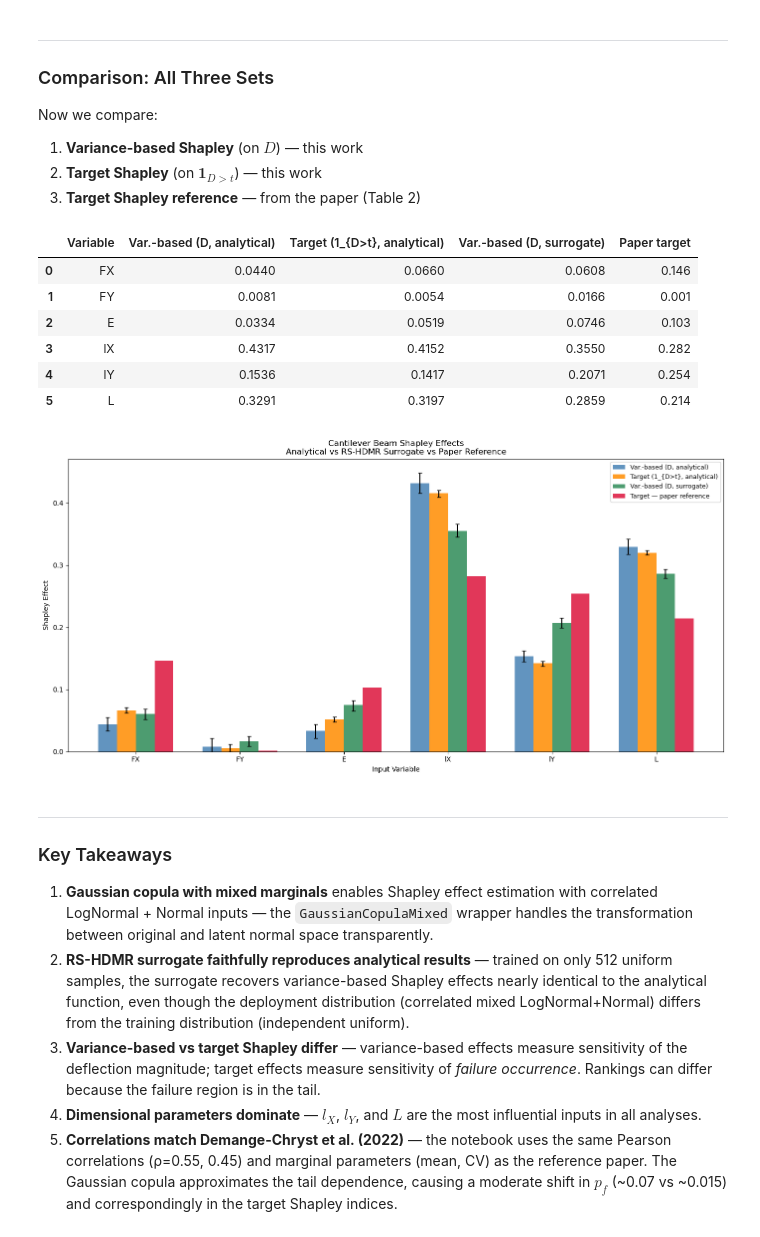
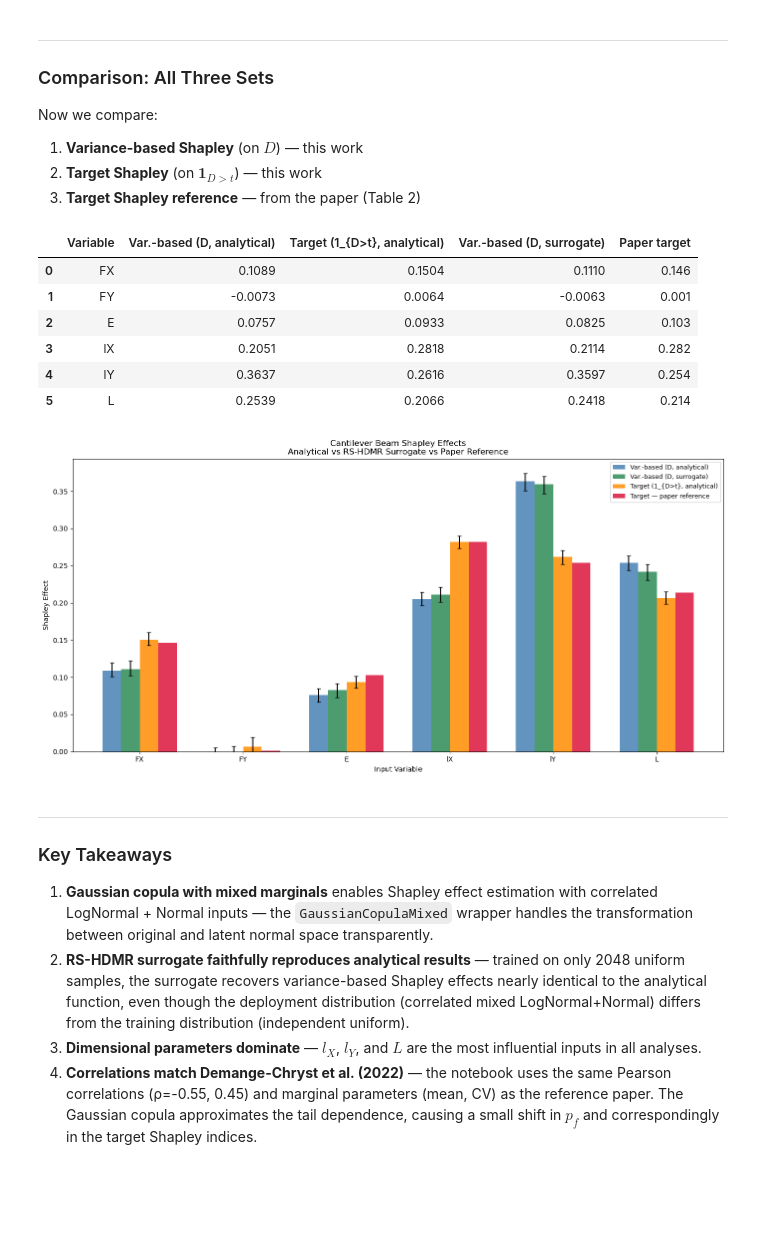
Before and after one commit to frbennett/shapleyx, a Jupyter notebook: Examples/cantilever_beam.ipynb, the cells around one changed output. Drawn from its saved outputs; the diff is of its cells as text; code cells hidden in the pictures; blank space fills up the shorter version.

Commit message:
fix: correlation coeff changed from 0.55 to -0.55 to match the paper

```diff
--- a/Examples/cantilever_beam.ipynb
+++ b/Examples/cantilever_beam.ipynb
@@ -98,8 +99,8 @@ corr_pearson = np.array([
     [1.0, 0.0, 0.0, 0.0,  0.0,  0.0],
     [0.0, 1.0, 0.0, 0.0,  0.0,  0.0],
     [0.0, 0.0, 1.0, 0.0,  0.0,  0.0],
-    [0.0, 0.0, 0.0, 1.0,  0.55, 0.45],
-    [0.0, 0.0, 0.0, 0.55, 1.0,  0.45],
+    [0.0, 0.0, 0.0, 1.0,  -0.55, 0.45],
+    [0.0, 0.0, 0.0, -0.55, 1.0,  0.45],
     [0.0, 0.0, 0.0, 0.45, 0.45, 1.0],
 ])
 
@@ -410,8 +411,7 @@ can recover accurate Shapley effects under the *correlated*
 mixed-distribution deployment.
 # %%
 # Generate uniform training data across practical input ranges
-np.random.seed(123)
-N_train = 512
+N_train = 2048
 
 # Ranges covering ~mean +/- 5 sigma for each variable
 ranges = {
@@ -423,11 +423,13 @@ ranges = {
     'L':  (2.0, 7.0),          # Normal(4.29, CV=0.1)
 }
 
-# Draw uniform samples
-X_unif = np.column_stack([
-    np.random.uniform(*ranges[name], N_train)
-    for name in labels
-])
+# Draw shifted and scrambled Sobol samples
+sampler = Sobol(d, scramble=True, seed=123)
+samples = sampler.random(N_train)
+X_unif = np.empty((N_train, d))
+for j, name in enumerate(labels):
+    lo, hi = ranges[name]
+    X_unif[:, j] = lo + (hi - lo) * samples[:, j]
 Y_train = cantilever_deflection_batch(X_unif)
 
 # Build DataFrame for RS-HDMR
@@ -447,8 +449,8 @@ from shapleyx import rshdmr
 # Fit RS-HDMR surrogate
 model = rshdmr(
     df_train,
-    polys=[8, 6, 4, 2],         # up to 3rd-order interactions
-    n_iter=200,
+    polys=[10],         # PC type expansion up to order 10
+    n_iter=300,
     method='ard_cv',
     cv_method='bayesian',
     cv_tol=0.005,
@@ -501,6 +503,7 @@ mc_surrogate = model.get_mc_shapley(
     alpha=0.05,
     random_state=42,
     progress=True,
+    k_max=None
 )
 mc_surrogate
 # %% [output]
@@ -533,45 +536,45 @@ comparison = pd.DataFrame({
 comparison
 # %% [output]
 |  | Variable | Var.-based (D, analytical) | Target (1_{D>t}, analytical) | Var.-based (D, surrogate) | Paper target |
-| 0 | FX | 0.0440 | 0.0660 | 0.0608 | 0.146 |
-| 1 | FY | 0.0081 | 0.0054 | 0.0166 | 0.001 |
-| 2 | E | 0.0334 | 0.0519 | 0.0746 | 0.103 |
-| 3 | lX | 0.4317 | 0.4152 | 0.3550 | 0.282 |
-| 4 | lY | 0.1536 | 0.1417 | 0.2071 | 0.254 |
-| 5 | L | 0.3291 | 0.3197 | 0.2859 | 0.214 |
+| 0 | FX | 0.1089 | 0.1504 | 0.1110 | 0.146 |
+| 1 | FY | -0.0073 | 0.0064 | -0.0063 | 0.001 |
+| 2 | E | 0.0757 | 0.0933 | 0.0825 | 0.103 |
+| 3 | lX | 0.2051 | 0.2818 | 0.2114 | 0.282 |
+| 4 | lY | 0.3637 | 0.2616 | 0.3597 | 0.254 |
+| 5 | L | 0.2539 | 0.2066 | 0.2418 | 0.214 |
 # %%
 fig, ax = plt.subplots(figsize=(14, 7))
 bar_width = 0.18
 x = np.arange(d)
 
 ax.bar(x - 1.5*bar_width, eff, bar_width,
        yerr=[eff - lower, upper - eff],
        capsize=3, color='steelblue', alpha=0.85,
        label='Var.-based (D, analytical)')
-ax.bar(x - 0.5*bar_width, eff_t, bar_width,
-       yerr=[eff_t - lower_t, upper_t - eff_t],
-       capsize=3, color='darkorange', alpha=0.85,
-       label='Target (1_{D>t}, analytical)')
-ax.bar(x + 0.5*bar_width, mc_surrogate['effect'].values, bar_width,
+ax.bar(x - 0.5*bar_width, mc_surrogate['effect'].values, bar_width,
        yerr=[mc_surrogate['effect'].values - mc_surrogate['lower'].values,
              mc_surrogate['upper'].values - mc_surrogate['effect'].values],
        capsize=3, color='seagreen', alpha=0.85,
        label='Var.-based (D, surrogate)')
+ax.bar(x + 0.5*bar_width, eff_t, bar_width,
+       yerr=[eff_t - lower_t, upper_t - eff_t],
+       capsize=3, color='darkorange', alpha=0.85,
+       label='Target (1_{D>t}, analytical)')
 ax.bar(x + 1.5*bar_width, ref_target_shap, bar_width,
        color='crimson', alpha=0.85,
        label='Target — paper reference')
 
 ax.set_xlabel('Input Variable')
 ax.set_ylabel('Shapley Effect')
 ax.set_title('Cantilever Beam Shapley Effects\nAnalytical vs RS-HDMR Surrogate vs Paper Reference')
 ax.set_xticks(x)
 ax.set_xticklabels(labels)
 ax.legend(fontsize=9)
 ax.set_ylim(0, None)
 plt.tight_layout()
 plt.show()
 # %% [output]
-[figure, old version]
+[figure, new version]
 # %% [markdown]
 ---
 ### Key Takeaways
@@ -581,22 +584,18 @@ plt.show()
    `GaussianCopulaMixed` wrapper handles the transformation between
    original and latent normal space transparently.
 2. **RS-HDMR surrogate faithfully reproduces analytical results** —
-   trained on only 512 uniform samples, the surrogate recovers
+   trained on only 2048 uniform samples, the surrogate recovers
    variance-based Shapley effects nearly identical to the analytical
    function, even though the deployment distribution (correlated
    mixed LogNormal+Normal) differs from the training distribution
    (independent uniform).
-3. **Variance-based vs target Shapley differ** — variance-based
-   effects measure sensitivity of the deflection magnitude; target
-   effects measure sensitivity of *failure occurrence*.  Rankings
-   can differ because the failure region is in the tail.
-4. **Dimensional parameters dominate** — $l_X$, $l_Y$, and $L$
+3. **Dimensional parameters dominate** — $l_X$, $l_Y$, and $L$
    are the most influential inputs in all analyses.
-5. **Correlations match Demange-Chryst et al. (2022)** — the
-   notebook uses the same Pearson correlations (ρ=0.55, 0.45) and
+4. **Correlations match Demange-Chryst et al. (2022)** — the
+   notebook uses the same Pearson correlations (ρ=-0.55, 0.45) and
    marginal parameters (mean, CV) as the reference paper.  The
    Gaussian copula approximates the tail dependence, causing a
-   moderate shift in $p_f$ (~0.07 vs ~0.015) and correspondingly
+   small shift in $p_f$ and correspondingly
    in the target Shapley indices.
 # %%
 %load_ext watermark
```
Also changed, not shown: parts of 11 cells of this notebook.
